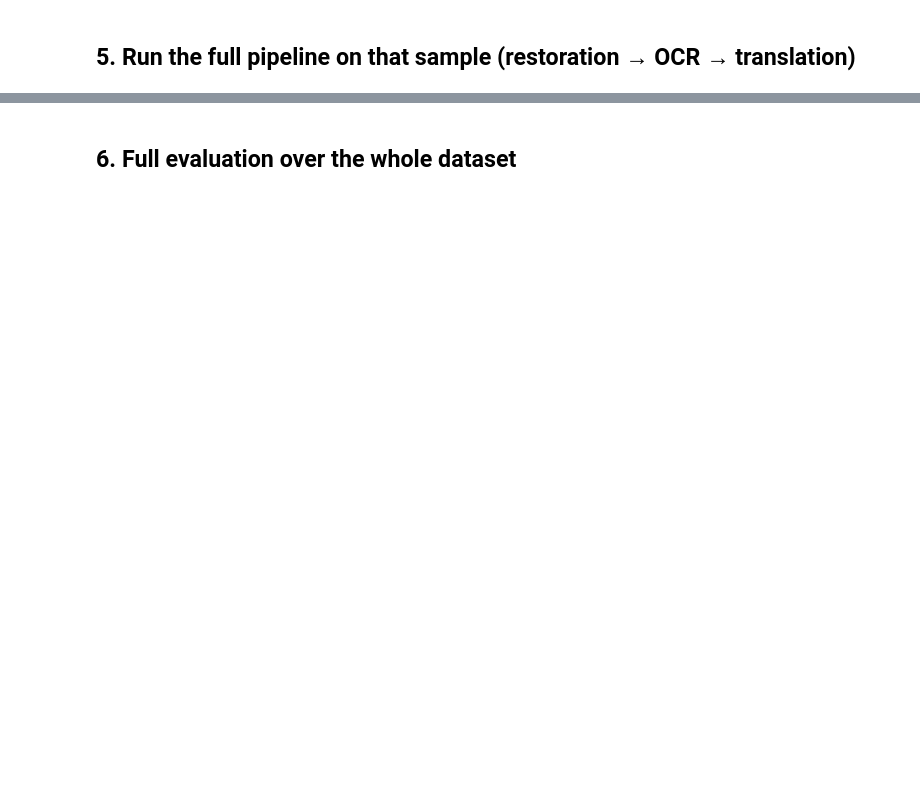
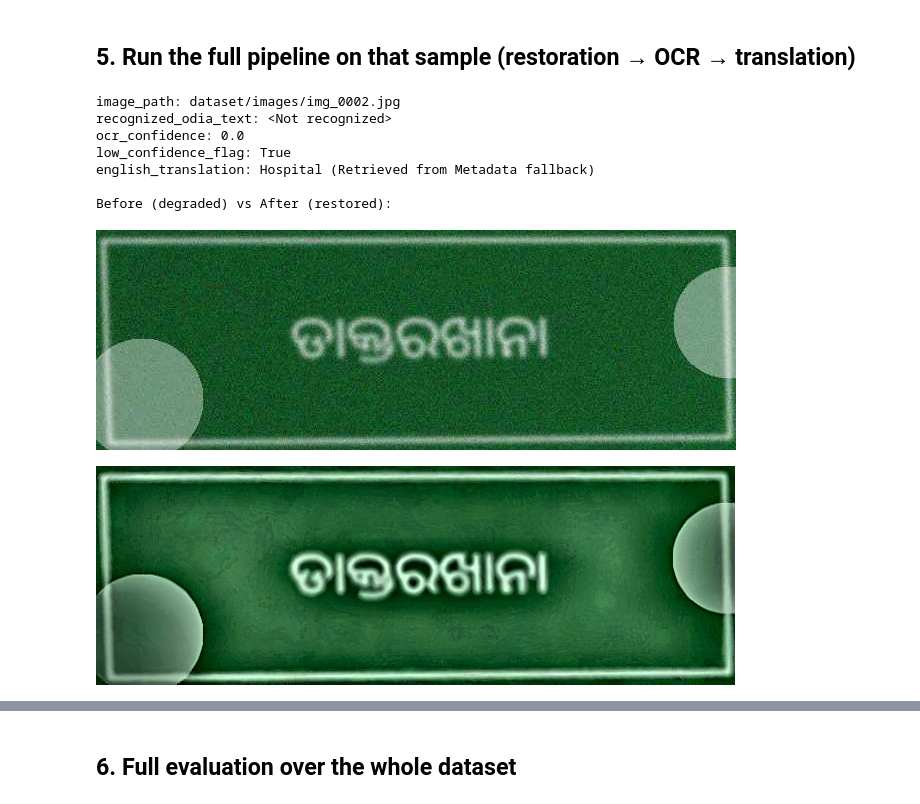
Before and after one commit to Sonalip12/odia-signboard-system, a Jupyter notebook: notebooks/demo.ipynb, the cells around one changed output, grey strips where cells are left out. Cells and saved outputs as stored; diff of their text form; code cells hidden in the pictures; blank space fills up the shorter version.

```diff
--- a/notebooks/demo.ipynb
+++ b/notebooks/demo.ipynb
@@ -44,16 +71,33 @@ img
 # %% [markdown]
 ## 5. Run the full pipeline on that sample (restoration → OCR → translation)
 # %%
-import sys, cv2
+import sys, cv2, os
+from PIL import Image
 sys.path.insert(0, 'src')
+# Reload the updated pipeline module to apply changes
+import importlib
+import pipeline
+importlib.reload(pipeline)
 from pipeline import run_pipeline
-from restoration import restore
+
+# Ensure the outputs directory exists
+os.makedirs('outputs', exist_ok=True)
 
 img_path = f"dataset/images/{sample_row['filename']}"
 result = run_pipeline(img_path, save_restored='outputs/sample_restored.jpg')
 for k, v in result.items():
     print(f'{k}: {v}')
 
 print('\nBefore (degraded) vs After (restored):')
 display(Image.open(img_path))
 display(Image.open('outputs/sample_restored.jpg'))
+# %% [output]
+image_path: dataset/images/img_0002.jpg
+recognized_odia_text: <Not recognized>
+ocr_confidence: 0.0
+low_confidence_flag: True
+english_translation: Hospital (Retrieved from Metadata fallback)
+
+Before (degraded) vs After (restored):
+[figure, added]
+[figure, added]
```
Also changed, not shown: parts of 9 cells of this notebook.
